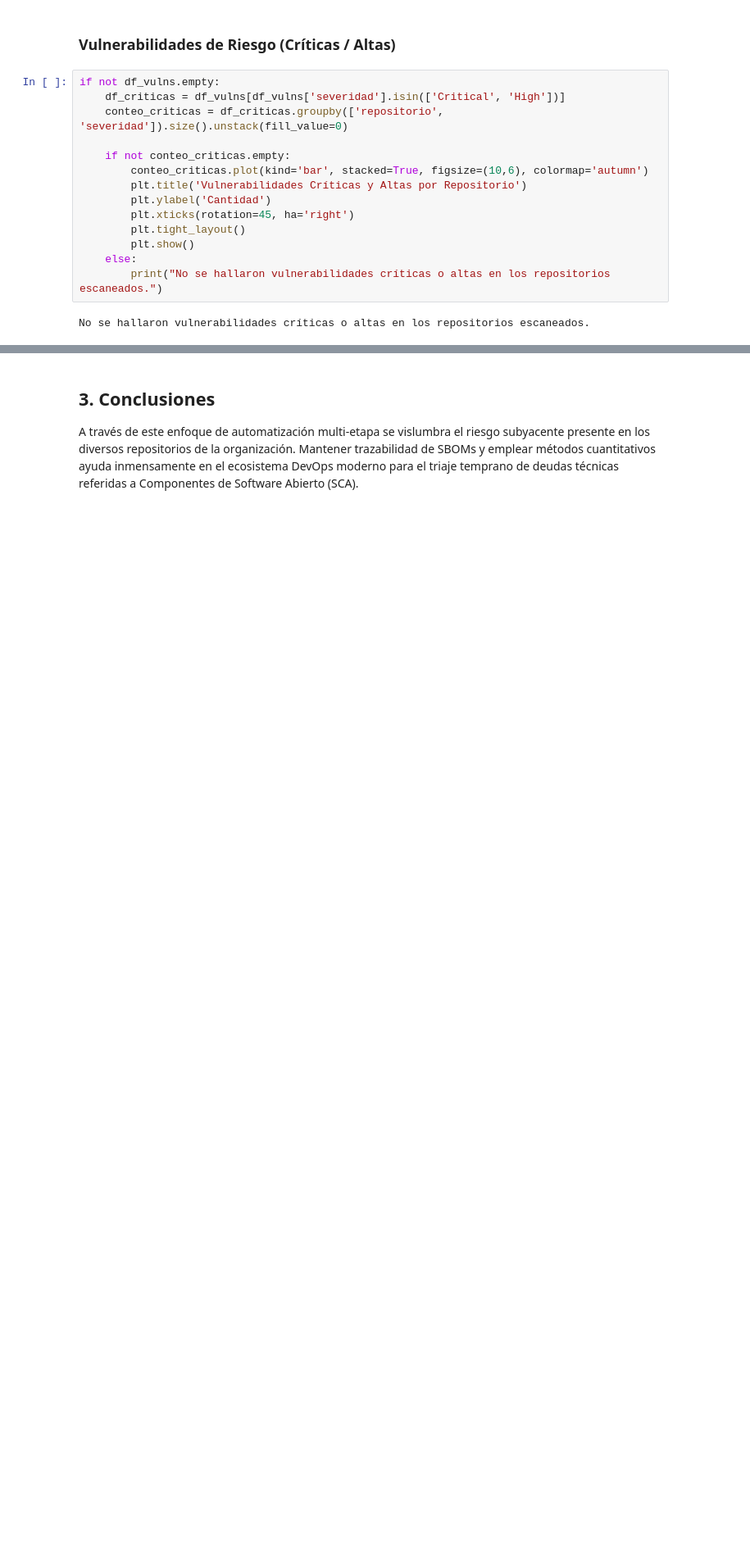
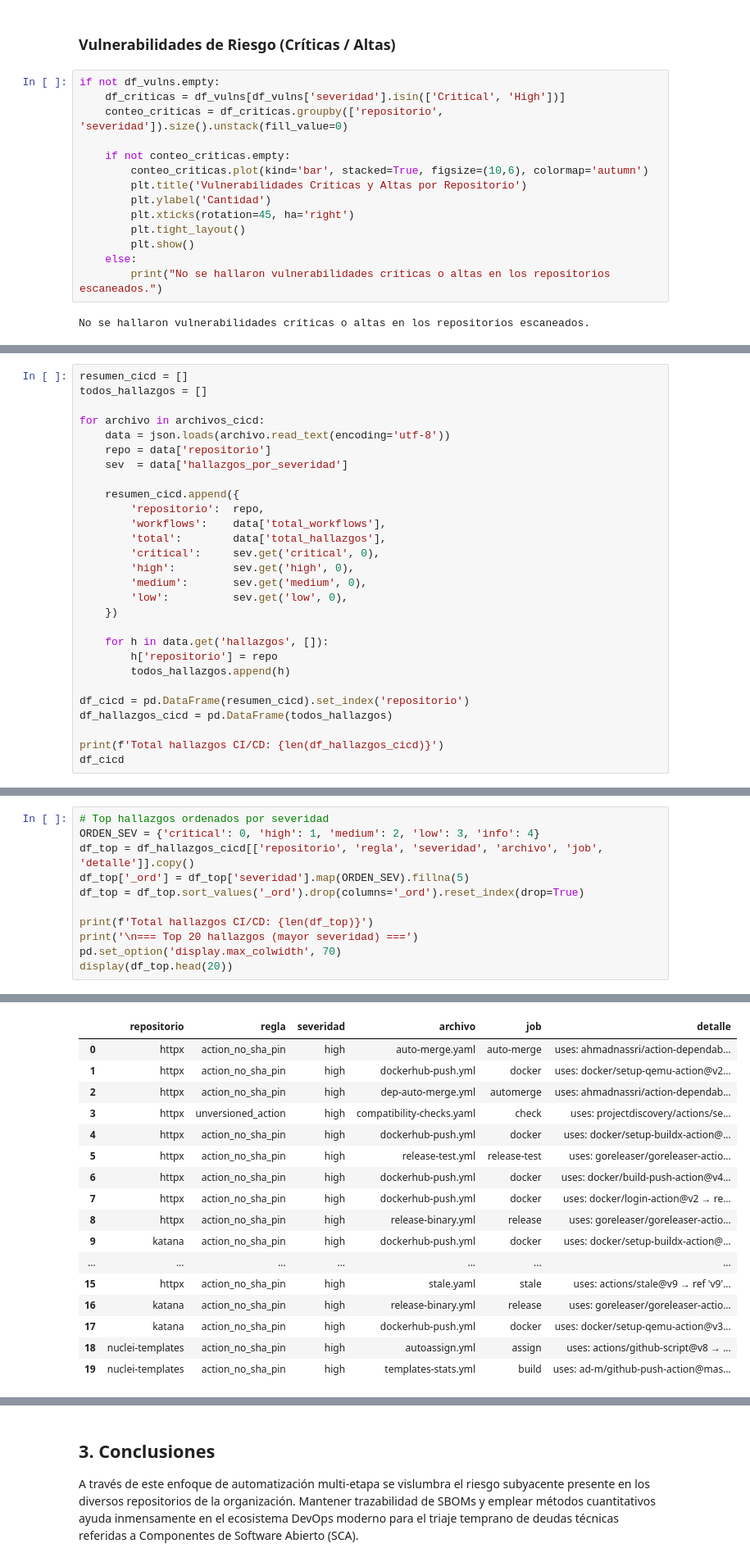
Before and after one commit to VivianaCastro2002/ING.Datos-tarea4, a Jupyter notebook: nbs/analisis_cuantitativo.ipynb, the cells around one changed output, grey strips where cells are left out. Shown at 82% size. Saved outputs shown, nothing was run; the diff lists cells and outputs as text; blank space fills up the shorter version.

Commit message:
Add CI/CD scan results and generator script

```diff
--- a/nbs/analisis_cuantitativo.ipynb
+++ b/nbs/analisis_cuantitativo.ipynb
@@ -141,0 +191,28 @@ No se hallaron vulnerabilidades críticas o altas en los repositorios escaneados
+# %%
+resumen_cicd = []
+todos_hallazgos = []
+
+for archivo in archivos_cicd:
+    data = json.loads(archivo.read_text(encoding='utf-8'))
+    repo = data['repositorio']
+    sev  = data['hallazgos_por_severidad']
+
+    resumen_cicd.append({
+        'repositorio':  repo,
+        'workflows':    data['total_workflows'],
+        'total':        data['total_hallazgos'],
+        'critical':     sev.get('critical', 0),
+        'high':         sev.get('high', 0),
+        'medium':       sev.get('medium', 0),
+        'low':          sev.get('low', 0),
+    })
+
+    for h in data.get('hallazgos', []):
+        h['repositorio'] = repo
+        todos_hallazgos.append(h)
+
+df_cicd = pd.DataFrame(resumen_cicd).set_index('repositorio')
+df_hallazgos_cicd = pd.DataFrame(todos_hallazgos)
+
+print(f'Total hallazgos CI/CD: {len(df_hallazgos_cicd)}')
+df_cicd
@@ -141,0 +312,12 @@ No se hallaron vulnerabilidades críticas o altas en los repositorios escaneados
+# %%
+# Top hallazgos ordenados por severidad
+ORDEN_SEV = {'critical': 0, 'high': 1, 'medium': 2, 'low': 3, 'info': 4}
+df_top = df_hallazgos_cicd[['repositorio', 'regla', 'severidad', 'archivo', 'job', 'detalle']].copy()
+df_top['_ord'] = df_top['severidad'].map(ORDEN_SEV).fillna(5)
+df_top = df_top.sort_values('_ord').drop(columns='_ord').reset_index(drop=True)
+
+print(f'Total hallazgos CI/CD: {len(df_top)}')
+print('\n=== Top 20 hallazgos (mayor severidad) ===')
+pd.set_option('display.max_colwidth', 70)
+display(df_top.head(20))
+# %% [output]
@@ -141,0 +327,17 @@ No se hallaron vulnerabilidades críticas o altas en los repositorios escaneados
+|  | repositorio | regla | severidad | archivo | job | detalle |
+| 0 | httpx | action_no_sha_pin | high | auto-merge.yaml | auto-merge | uses: ahmadnassri/action-dependab... |
+| 1 | httpx | action_no_sha_pin | high | dockerhub-push.yml | docker | uses: docker/setup-qemu-action@v2... |
+| 2 | httpx | action_no_sha_pin | high | dep-auto-merge.yml | automerge | uses: ahmadnassri/action-dependab... |
+| 3 | httpx | unversioned_action | high | compatibility-checks.yaml | check | uses: projectdiscovery/actions/se... |
+| 4 | httpx | action_no_sha_pin | high | dockerhub-push.yml | docker | uses: docker/setup-buildx-action@... |
+| 5 | httpx | action_no_sha_pin | high | release-test.yml | release-test | uses: goreleaser/goreleaser-actio... |
+| 6 | httpx | action_no_sha_pin | high | dockerhub-push.yml | docker | uses: docker/build-push-action@v4... |
+| 7 | httpx | action_no_sha_pin | high | dockerhub-push.yml | docker | uses: docker/login-action@v2 → re... |
+| 8 | httpx | action_no_sha_pin | high | release-binary.yml | release | uses: goreleaser/goreleaser-actio... |
+| 9 | katana | action_no_sha_pin | high | dockerhub-push.yml | docker | uses: docker/setup-buildx-action@... |
+| ... | ... | ... | ... | ... | ... | ... |
+| 15 | httpx | action_no_sha_pin | high | stale.yaml | stale | uses: actions/stale@v9 → ref 'v9'... |
+| 16 | katana | action_no_sha_pin | high | release-binary.yml | release | uses: goreleaser/goreleaser-actio... |
+| 17 | katana | action_no_sha_pin | high | dockerhub-push.yml | docker | uses: docker/setup-qemu-action@v3... |
+| 18 | nuclei-templates | action_no_sha_pin | high | autoassign.yml | assign | uses: actions/github-script@v8 → ... |
+| 19 | nuclei-templates | action_no_sha_pin | high | templates-stats.yml | build | uses: ad-m/github-push-action@mas... |
```
Also changed, not shown: parts of 12 cells of this notebook, 6 other files.
